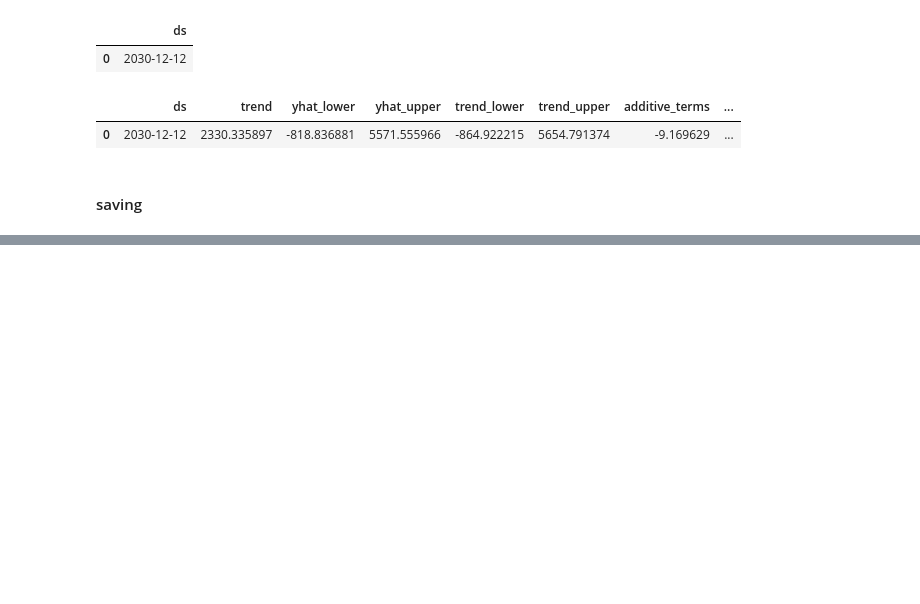
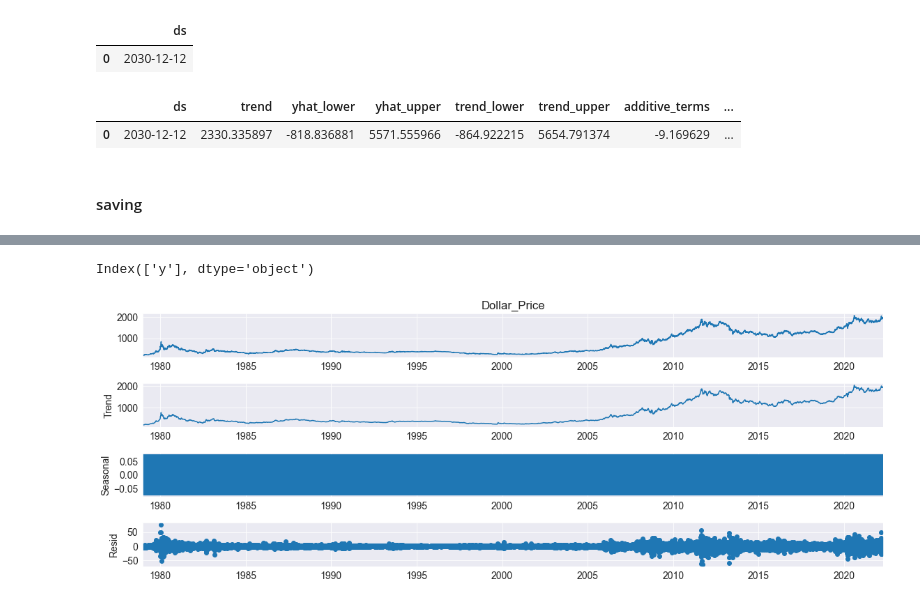
Before and after one commit to ahmadmustafaanis/Gold-Price-Prediction-API, a Jupyter notebook: src/GoldPricePredictor.ipynb, the cells around one changed output, grey strips where cells are left out. Saved outputs shown, nothing was run; the diff lists cells and outputs as text; code cells hidden in the pictures; blank space fills up the shorter version.

```diff
--- a/src/GoldPricePredictor.ipynb
+++ b/src/GoldPricePredictor.ipynb
@@ -194,0 +241,12 @@ with open('../models/fbprophet.pckl', 'wb') as fout:
+# %%
+df.set_index('ds', inplace=True)
+df.columns
+# %% [output]
+Index(['y'], dtype='object')
+# %%
+df.rename(columns={'y':'Dollar_Price'}, inplace=True)
+# %%
+result_add = seasonal_decompose(df['Dollar_Price'],model = 'add')
+result_add.plot(15, 6);
+# %% [output]
+[figure, added]
```
Also changed, not shown: parts of 23 cells of this notebook.
